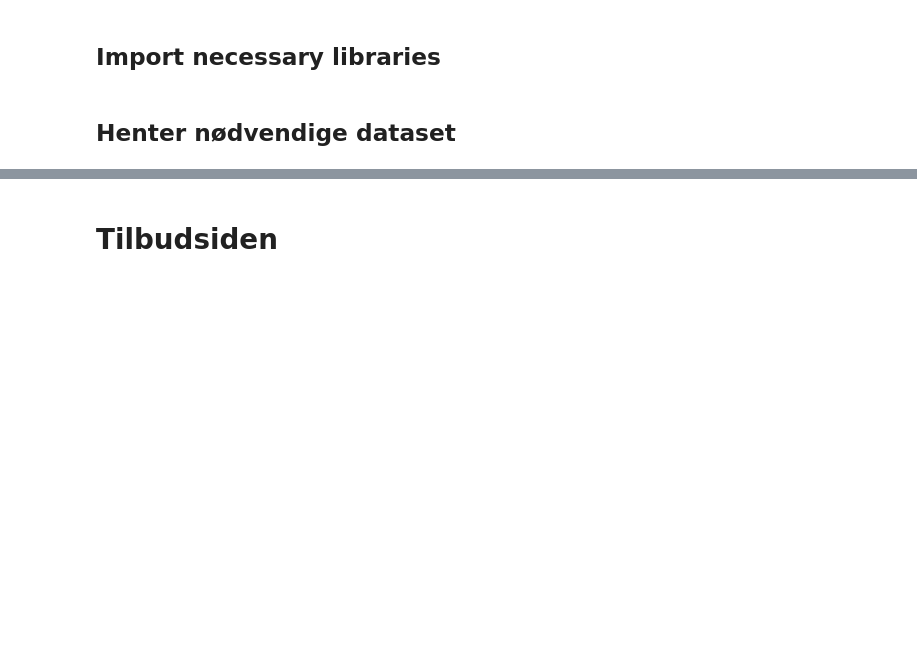
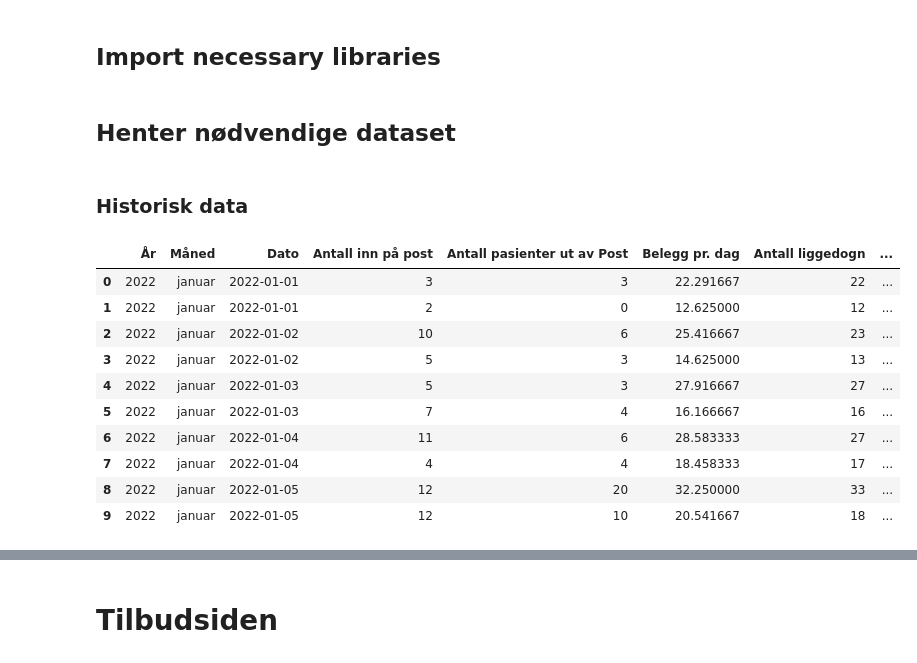
Before and after one commit to JoachimSvensson/HealthSector, a Jupyter notebook: fin_hf_full.ipynb, the cells around one changed output, grey strips where cells are left out. Cells and saved outputs as stored; diff of their text form; code cells hidden in the pictures; blank space fills up the shorter version.

```diff
--- a/fin_hf_full.ipynb
+++ b/fin_hf_full.ipynb
@@ -9,7 +9,21 @@ from simulation.simulation_models import *
 from optimization.optimization import *
 # %% [markdown]
 ## Henter nødvendige dataset
+# %% [markdown]
+### Historisk data
 # %%
 path = "./data/fin_hf_datagrunnlag.xlsx"
-fin_data = datalast_behandling(path)
-data = opt_dataset(fin_data, "medisinsk", year=2023)
+fin_data_hist = datalast_behandling(path)
+fin_data_hist.head(10)
+# %% [output]
+|  | År | Måned | Dato | Antall inn på post | Antall pasienter ut av Post | Belegg pr. dag | Antall liggedogn | ... |
+| 0 | 2022 | januar | 2022-01-01 | 3 | 3 | 22.291667 | 22 | ... |
+| 1 | 2022 | januar | 2022-01-01 | 2 | 0 | 12.625000 | 12 | ... |
+| 2 | 2022 | januar | 2022-01-02 | 10 | 6 | 25.416667 | 23 | ... |
+| 3 | 2022 | januar | 2022-01-02 | 5 | 3 | 14.625000 | 13 | ... |
+| 4 | 2022 | januar | 2022-01-03 | 5 | 3 | 27.916667 | 27 | ... |
+| 5 | 2022 | januar | 2022-01-03 | 7 | 4 | 16.166667 | 16 | ... |
+| 6 | 2022 | januar | 2022-01-04 | 11 | 6 | 28.583333 | 27 | ... |
+| 7 | 2022 | januar | 2022-01-04 | 4 | 4 | 18.458333 | 17 | ... |
+| 8 | 2022 | januar | 2022-01-05 | 12 | 20 | 32.250000 | 33 | ... |
+| 9 | 2022 | januar | 2022-01-05 | 12 | 10 | 20.541667 | 18 | ... |
```
Also changed, not shown: parts of 15 cells of this notebook, 4 other files.
